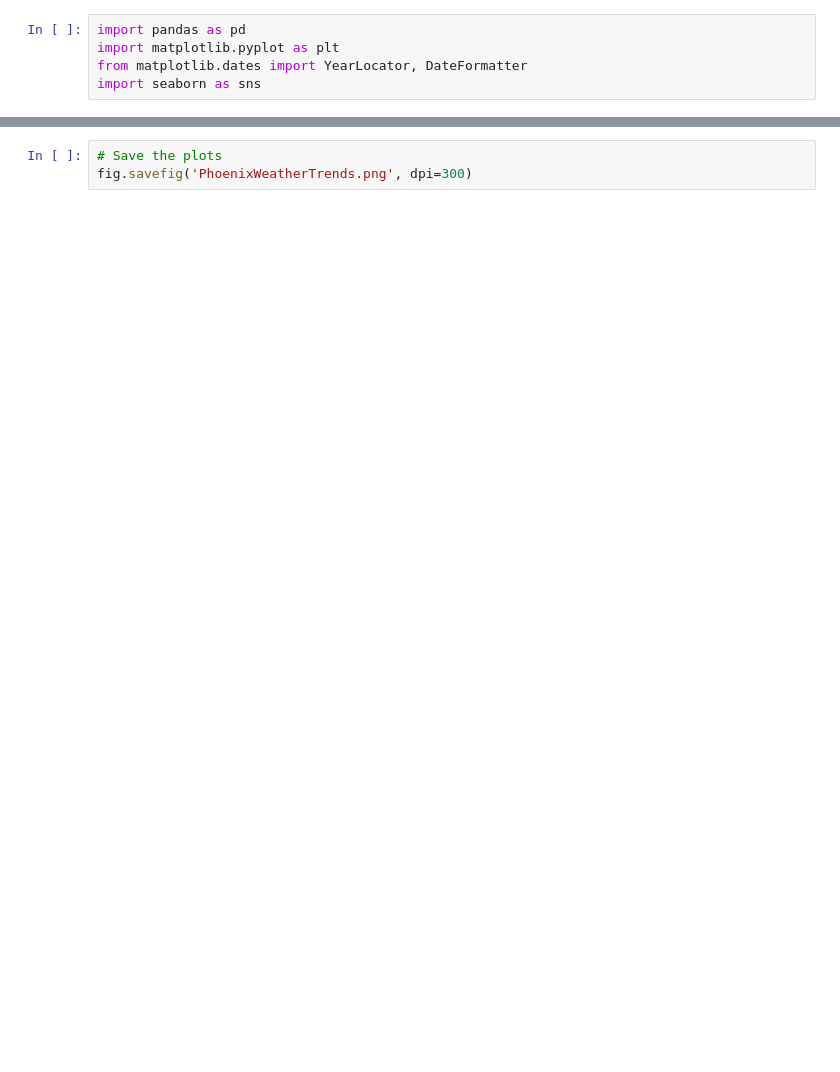
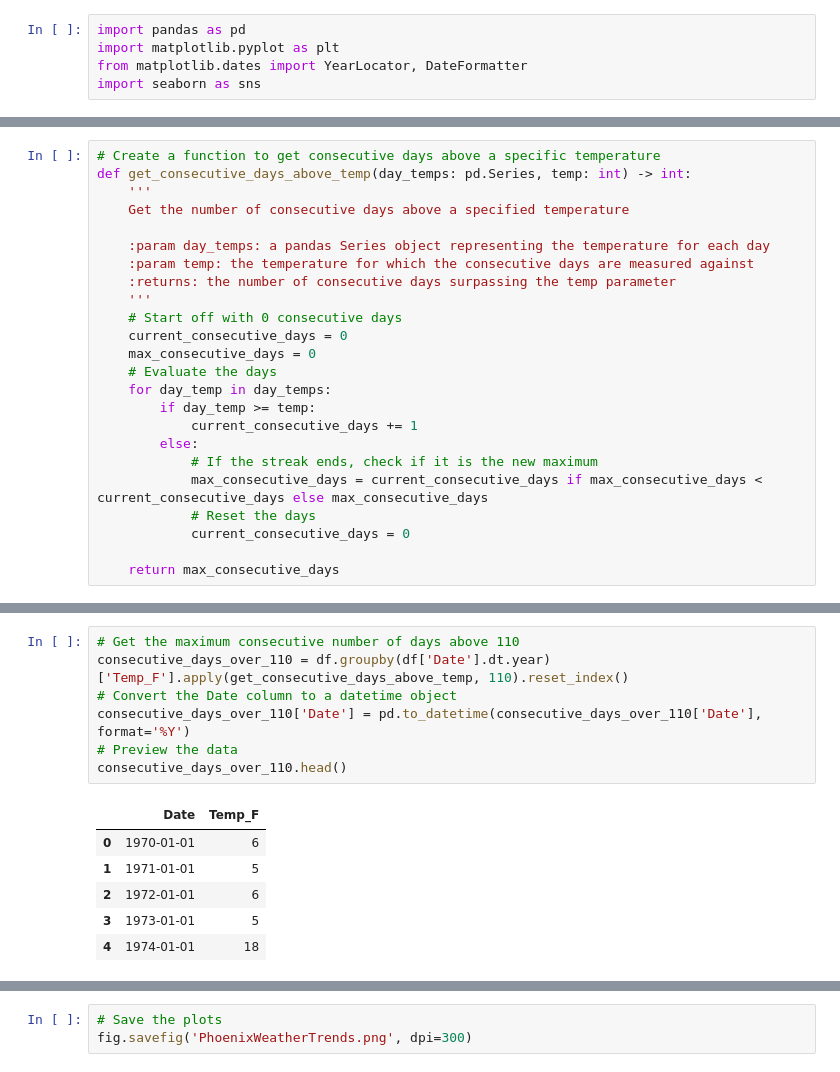
Before and after one commit to sch0lars/PhoenixClimateData, a Jupyter notebook: phoenix_weather.ipynb, the cells around one changed output, grey strips where cells are left out. Drawn from its saved outputs; the diff is of its cells as text; blank space fills up the shorter version.

```diff
--- a/phoenix_weather.ipynb
+++ b/phoenix_weather.ipynb
@@ -19,5 +19,29 @@ def convert_c_10th_to_f(temp: int) -> float:
 
     return f_temp
+# %%
+# Create a function to get consecutive days above a specific temperature
+def get_consecutive_days_above_temp(day_temps: pd.Series, temp: int) -> int:
+    '''
+    Get the number of consecutive days above a specified temperature
+
+    :param day_temps: a pandas Series object representing the temperature for each day
+    :param temp: the temperature for which the consecutive days are measured against
+    :returns: the number of consecutive days surpassing the temp parameter
+    '''
+    # Start off with 0 consecutive days
+    current_consecutive_days = 0
+    max_consecutive_days = 0
+    # Evaluate the days
+    for day_temp in day_temps:
+        if day_temp >= temp:
+            current_consecutive_days += 1
+        else:
+            # If the streak ends, check if it is the new maximum
+            max_consecutive_days = current_consecutive_days if max_consecutive_days < current_consecutive_days else max_consecutive_days
+            # Reset the days
+            current_consecutive_days = 0
+
+    return max_consecutive_days
 # %%
 # Import the data
 filename = 'PhoenixWeather.csv'
@@ -80,3 +105,17 @@ hundred_temperatures.head()
+# %%
+# Get the maximum consecutive number of days above 110
+consecutive_days_over_110 = df.groupby(df['Date'].dt.year)['Temp_F'].apply(get_consecutive_days_above_temp, 110).reset_index()
+# Convert the Date column to a datetime object
+consecutive_days_over_110['Date'] = pd.to_datetime(consecutive_days_over_110['Date'], format='%Y')
+# Preview the data
+consecutive_days_over_110.head()
+# %% [output]
+|  | Date | Temp_F |
+| 0 | 1970-01-01 | 6 |
+| 1 | 1971-01-01 | 5 |
+| 2 | 1972-01-01 | 6 |
+| 3 | 1973-01-01 | 5 |
+| 4 | 1974-01-01 | 18 |
 # %%
 # Group the data and get the precipitation count for each year
 precipitation_count = df.groupby(df['Date'].dt.year)['Precipitation_in'].sum().reset_index()
```
Also changed, not shown: parts of 6 cells of this notebook.
